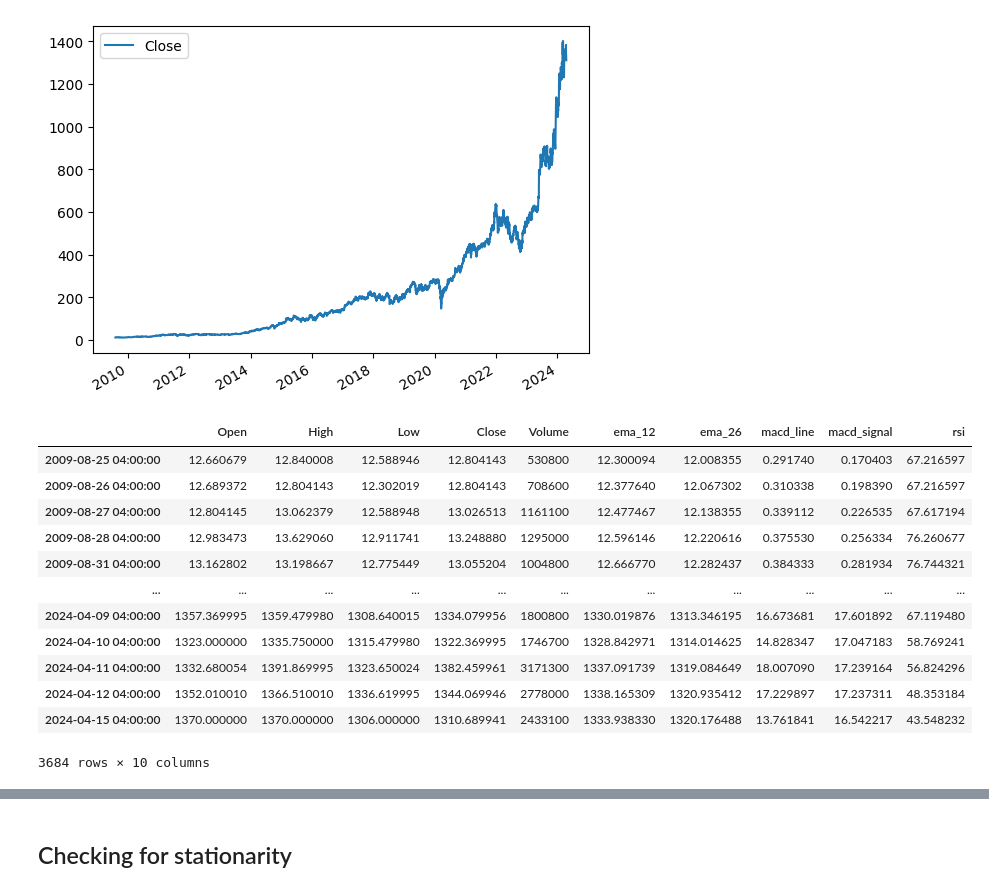
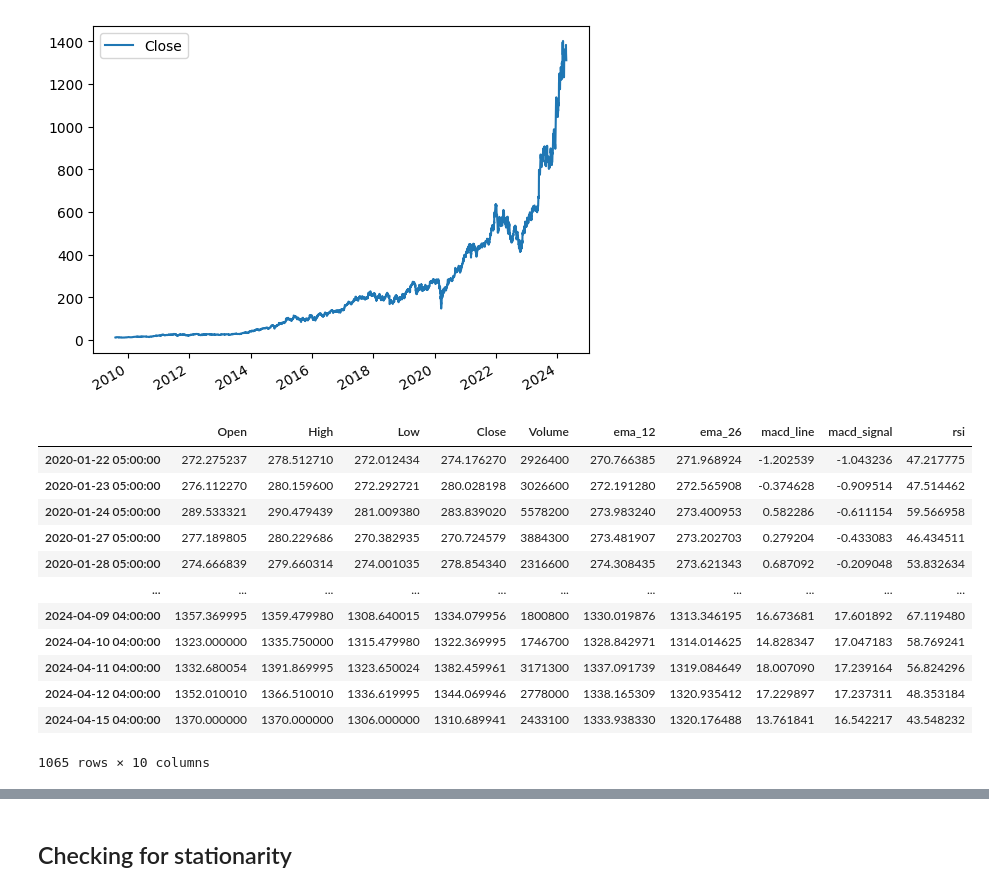
Before and after one commit to Gv1as/Time_series_analysis_tech_stocks, a Jupyter notebook: avgo_s_arima.ipynb, the cells around one changed output, grey strips where cells are left out. Drawn from its saved outputs; the diff is of its cells as text; code cells hidden in the pictures.

```diff
--- a/avgo_s_arima.ipynb
+++ b/avgo_s_arima.ipynb
@@ -53,19 +61,21 @@ df_avgo = func.calculate_technical_indicators(avgo_hist)
 # %%
 df_avgo_clean = df_avgo.dropna(subset=['rsi'])
 df_avgo_clean = df_avgo_clean.drop(columns=['Dividends', 'Stock Splits'])
 df_avgo_clean.index = pd.to_datetime(df_avgo_clean.index)
+start_date = pd.Timestamp('2020-01-22 05:00:00')
+df_avgo_clean = df_avgo_clean[df_avgo_clean.index >= start_date]
 df_avgo_clean
 # %% [output]
 |  | Open | High | Low | Close | Volume | ema_12 | ema_26 | macd_line | macd_signal | rsi |
-| 2009-08-25 04:00:00 | 12.660679 | 12.840008 | 12.588946 | 12.804143 | 530800 | 12.300094 | 12.008355 | 0.291740 | 0.170403 | 67.216597 |
-| 2009-08-26 04:00:00 | 12.689372 | 12.804143 | 12.302019 | 12.804143 | 708600 | 12.377640 | 12.067302 | 0.310338 | 0.198390 | 67.216597 |
-| 2009-08-27 04:00:00 | 12.804145 | 13.062379 | 12.588948 | 13.026513 | 1161100 | 12.477467 | 12.138355 | 0.339112 | 0.226535 | 67.617194 |
-| 2009-08-28 04:00:00 | 12.983473 | 13.629060 | 12.911741 | 13.248880 | 1295000 | 12.596146 | 12.220616 | 0.375530 | 0.256334 | 76.260677 |
-| 2009-08-31 04:00:00 | 13.162802 | 13.198667 | 12.775449 | 13.055204 | 1004800 | 12.666770 | 12.282437 | 0.384333 | 0.281934 | 76.744321 |
+| 2020-01-22 05:00:00 | 272.275237 | 278.512710 | 272.012434 | 274.176270 | 2926400 | 270.766385 | 271.968924 | -1.202539 | -1.043236 | 47.217775 |
+| 2020-01-23 05:00:00 | 276.112270 | 280.159600 | 272.292721 | 280.028198 | 3026600 | 272.191280 | 272.565908 | -0.374628 | -0.909514 | 47.514462 |
+| 2020-01-24 05:00:00 | 289.533321 | 290.479439 | 281.009380 | 283.839020 | 5578200 | 273.983240 | 273.400953 | 0.582286 | -0.611154 | 59.566958 |
+| 2020-01-27 05:00:00 | 277.189805 | 280.229686 | 270.382935 | 270.724579 | 3884300 | 273.481907 | 273.202703 | 0.279204 | -0.433083 | 46.434511 |
+| 2020-01-28 05:00:00 | 274.666839 | 279.660314 | 274.001035 | 278.854340 | 2316600 | 274.308435 | 273.621343 | 0.687092 | -0.209048 | 53.832634 |
 | ... | ... | ... | ... | ... | ... | ... | ... | ... | ... | ... |
 | 2024-04-09 04:00:00 | 1357.369995 | 1359.479980 | 1308.640015 | 1334.079956 | 1800800 | 1330.019876 | 1313.346195 | 16.673681 | 17.601892 | 67.119480 |
 | 2024-04-10 04:00:00 | 1323.000000 | 1335.750000 | 1315.479980 | 1322.369995 | 1746700 | 1328.842971 | 1314.014625 | 14.828347 | 17.047183 | 58.769241 |
 | 2024-04-11 04:00:00 | 1332.680054 | 1391.869995 | 1323.650024 | 1382.459961 | 3171300 | 1337.091739 | 1319.084649 | 18.007090 | 17.239164 | 56.824296 |
 | 2024-04-12 04:00:00 | 1352.010010 | 1366.510010 | 1336.619995 | 1344.069946 | 2778000 | 1338.165309 | 1320.935412 | 17.229897 | 17.237311 | 48.353184 |
 | 2024-04-15 04:00:00 | 1370.000000 | 1370.000000 | 1306.000000 | 1310.689941 | 2433100 | 1333.938330 | 1320.176488 | 13.761841 | 16.542217 | 43.548232 |
-3684 rows × 10 columns
+1065 rows × 10 columns
```
Also changed, not shown: parts of 35 cells of this notebook, 3 other files.
